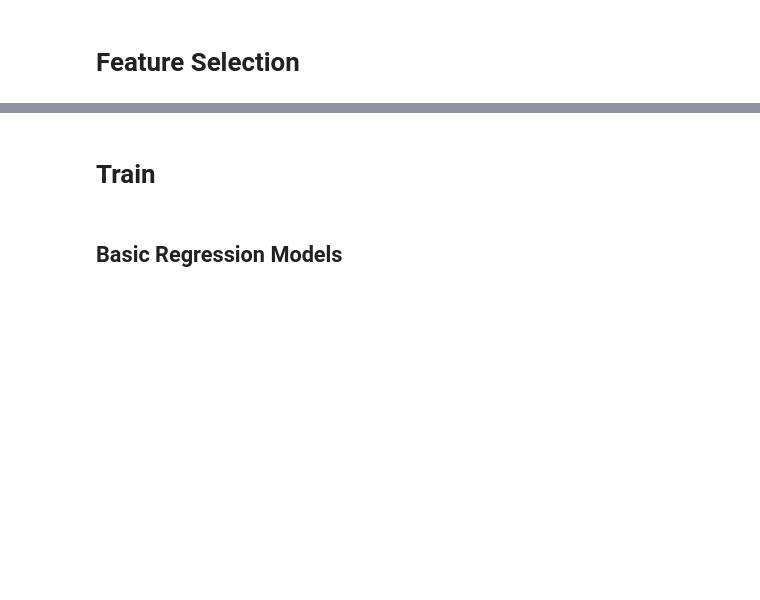
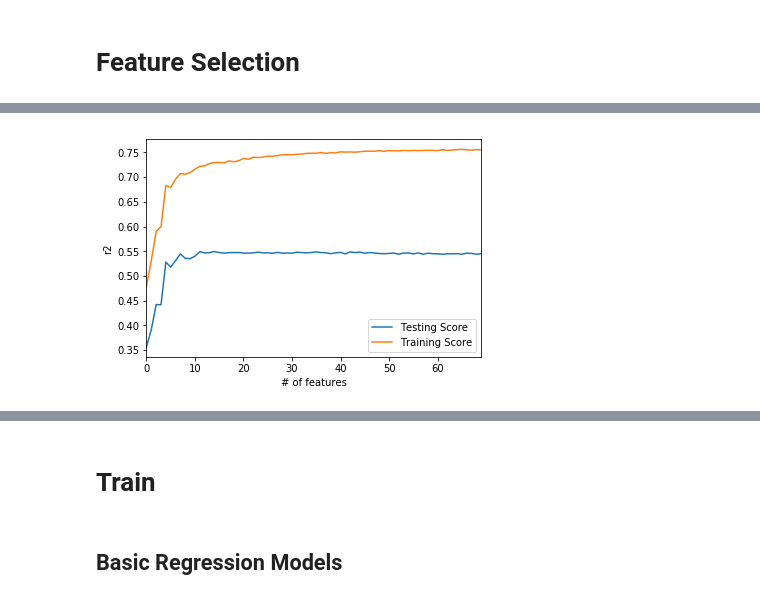
Before and after one commit to dcleung/CIS520-Project, a Jupyter notebook: Notebooks/NBA_Salaries.ipynb, the cells around one changed output, grey strips where cells are left out. Saved outputs shown, nothing was run; the diff lists cells and outputs as text; code cells hidden in the pictures; blank space fills up the shorter version.

```diff
--- a/Notebooks/NBA_Salaries.ipynb
+++ b/Notebooks/NBA_Salaries.ipynb
@@ -336,7 +462,7 @@ features_df.columns.tolist()
 # %%
-# [G, GS, MP, PER, TS%, 3PAr, FTr, ORB%, DRB%, TRB%, AST%, STL%, BLK%, TOV%, USG%, blanl, OWS, DWS, WS, WS/48, blank2, OBPM, DBPM, BPM, VORP, FG, FGA, FG%, 3P, 3PA, 3P%, 2P, 2PA, 2P%, eFG%, FT, FTA, FT%, ORB, DRB, TRB, AST, STL, BLK, TOV, PF, PTS]
+# # [G, GS, MP, PER, TS%, 3PAr, FTr, ORB%, DRB%, TRB%, AST%, STL%, BLK%, TOV%, USG%, blanl, OWS, DWS, WS, WS/48, blank2, OBPM, DBPM, BPM, VORP, FG, FGA, FG%, 3P, 3PA, 3P%, 2P, 2PA, 2P%, eFG%, FT, FTA, FT%, ORB, DRB, TRB, AST, STL, BLK, TOV, PF, PTS]
 features = [
- #'Pos',
+ 'Pos',
  'Age',
  #'Tm',
  'G',
@@ -393,7 +519,25 @@ features = [
  'salary_cap_real',
  'Round',
  'Pick',
- 'years_played'
+ 'years_played',
+ 'MP_pg',
+ 'FG_pg',
+ 'FGA_pg',
+ '3P_pg',
+ '3PA_pg',
+ '2P_pg',
+ '2PA_pg',
+ 'FT_pg',
+ 'FTA_pg',
+ 'ORB_pg',
+ 'DRB_pg',
+ 'TRB_pg',
+ 'AST_pg',
+ 'STL_pg',
+ 'BLK_pg',
+ 'TOV_pg',
+ 'PF_pg',
+ 'PTS_pg'
 ]
 # %%
 from sklearn.feature_selection import VarianceThreshold
@@ -401,3 +546,6 @@ from sklearn.feature_selection import RFE
+# %%
+X_df = features_df[features]
+y_df = features_df["next_season_salary_z"]
 # %%
 features_df = features_df.dropna()
 
@@ -430,0 +603,7 @@ X_df.head()
+# %%
+lines = res_df[['Testing Score', 'Training Score']].plot.line()
+plt.ylabel('r2')
+plt.xlabel('# of features')
+plt.show()
+# %% [output]
+[figure, added]
```
Also changed, not shown: parts of 32 cells of this notebook.
